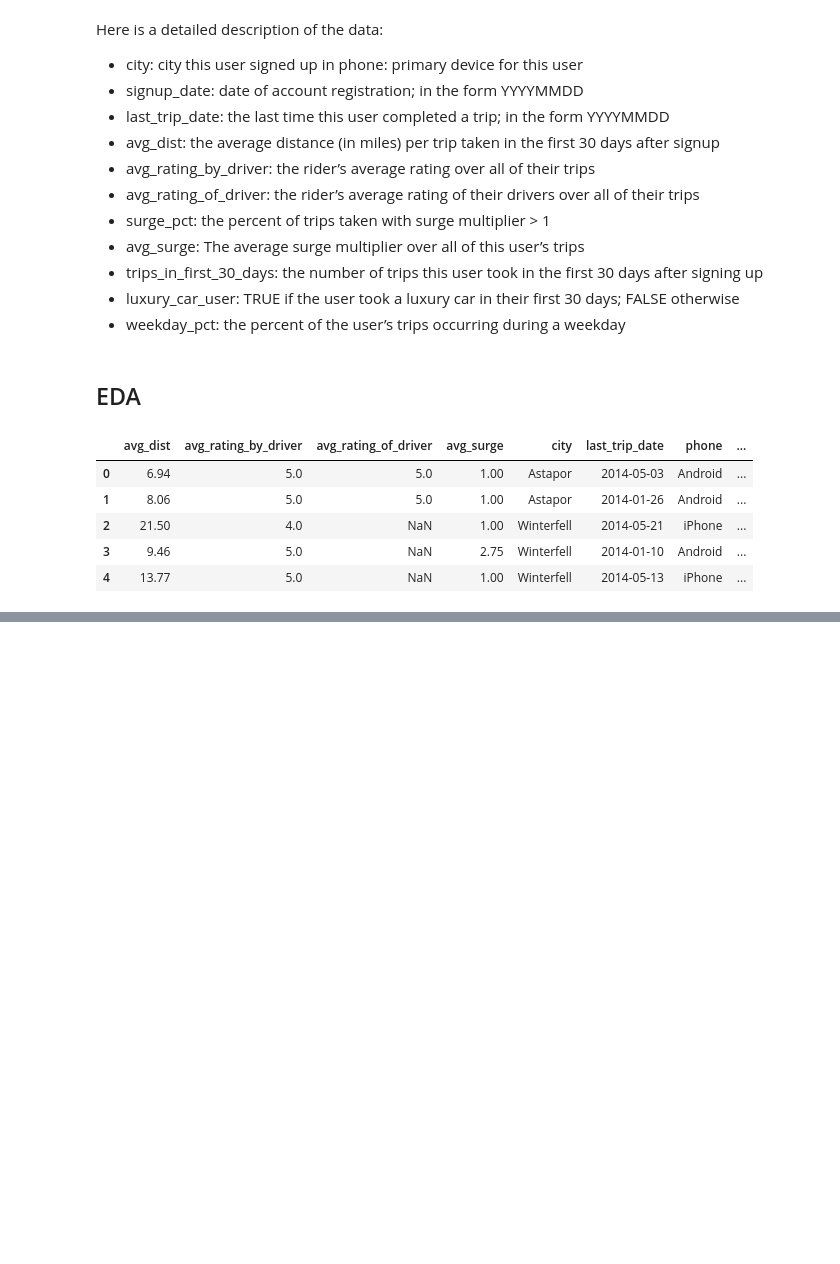
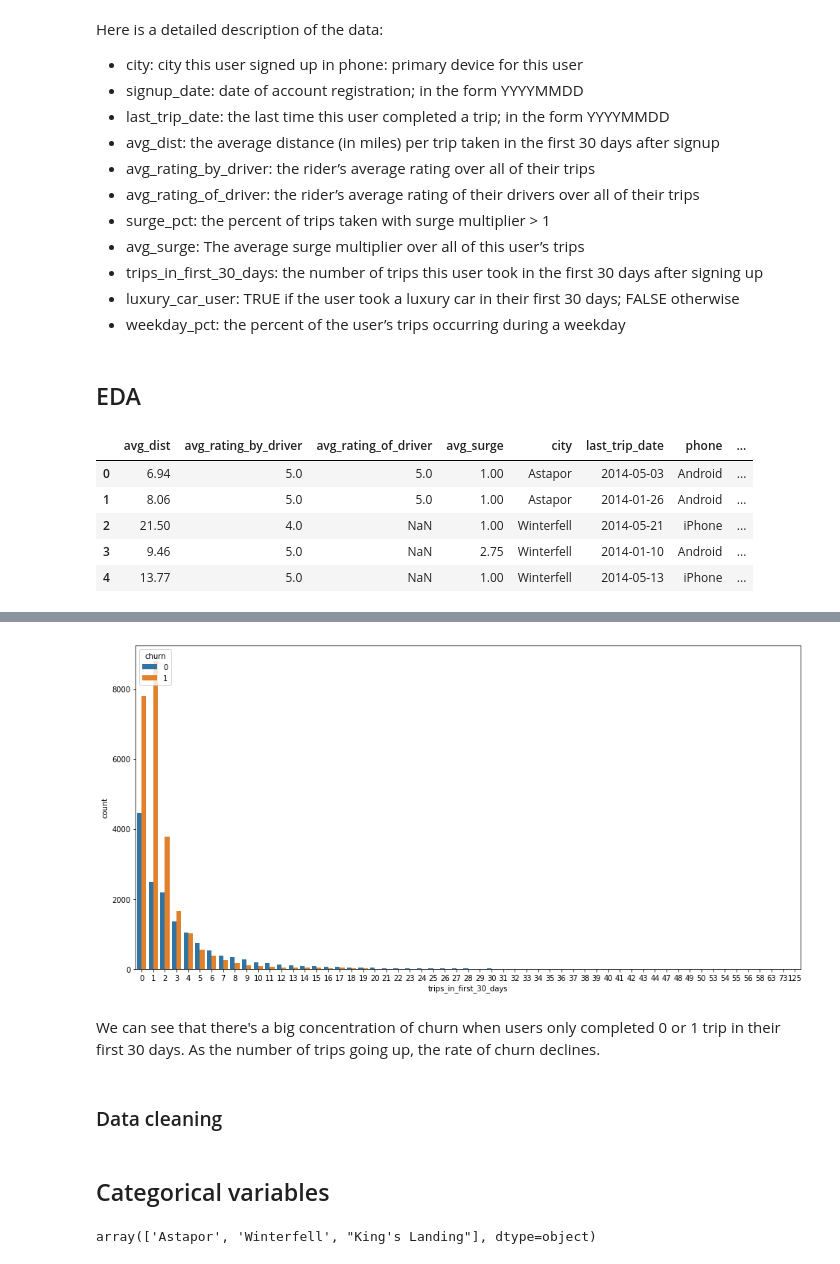
Before and after one commit to kammybdeng/churn-analysis-case-study, a Jupyter notebook: Customer-Churn-Prediction-Case-Study.ipynb, the cells around one changed output, grey strips where cells are left out. Saved outputs shown, nothing was run; the diff lists cells and outputs as text; code cells hidden in the pictures; blank space fills up the shorter version.

```diff
--- a/Customer-Churn-Prediction-Case-Study.ipynb
+++ b/Customer-Churn-Prediction-Case-Study.ipynb
@@ -50,7 +57,7 @@ Here is a detailed description of the data:
 # %% [markdown]
 ## EDA
 # %%
-train = pd.read_csv("data/churn_train.csv")
+train = pd.read_csv("data/churn_train.csv", parse_dates= ['last_trip_date','signup_date'])
 # %%
 train.head()
 # %% [output]
@@ -66,0 +105,23 @@ train.shape
+# %%
+def add_target(df):
+    '''
+    Returns a data frame with a column added called within_last 30 days
+    where 1 means the last ride was greater than 30 days away
+    and 0 means the last ride was less than 30 days
+
+    (ie.
+    1 => CHURN
+    0 => NO CHURN)
+
+    '''
+    df_copy = df.copy()
+
+    latest_date = max(df_copy['last_trip_date'])
+
+    time_diff = (latest_date - df_copy['last_trip_date'])
+    churn = (time_diff > timedelta(days = 30)) * 1
+    df_copy['churn'] = churn
+
+    return df_copy
+# %%
+train = add_target(train)
@@ -66,0 +137,10 @@ train.shape
+# %%
+plt.figure(figsize=(16, 8))
+sns.countplot(x="trips_in_first_30_days", hue="churn", data=train)
+plt.show()
+# %% [output]
+[figure, added]
+# %% [markdown]
+We can see that there's a big concentration of churn when users only completed 0 or 1 trip in their first 30 days. As the number of trips going up, the rate of churn declines.
+# %% [markdown]
+### Data cleaning
@@ -66,0 +194,6 @@ train.shape
+# %% [markdown]
+## Categorical variables
+# %%
+train.city.unique()
+# %% [output]
+array(['Astapor', 'Winterfell', "King's Landing"], dtype=object)
```
Also changed, not shown: parts of 25 cells of this notebook.
